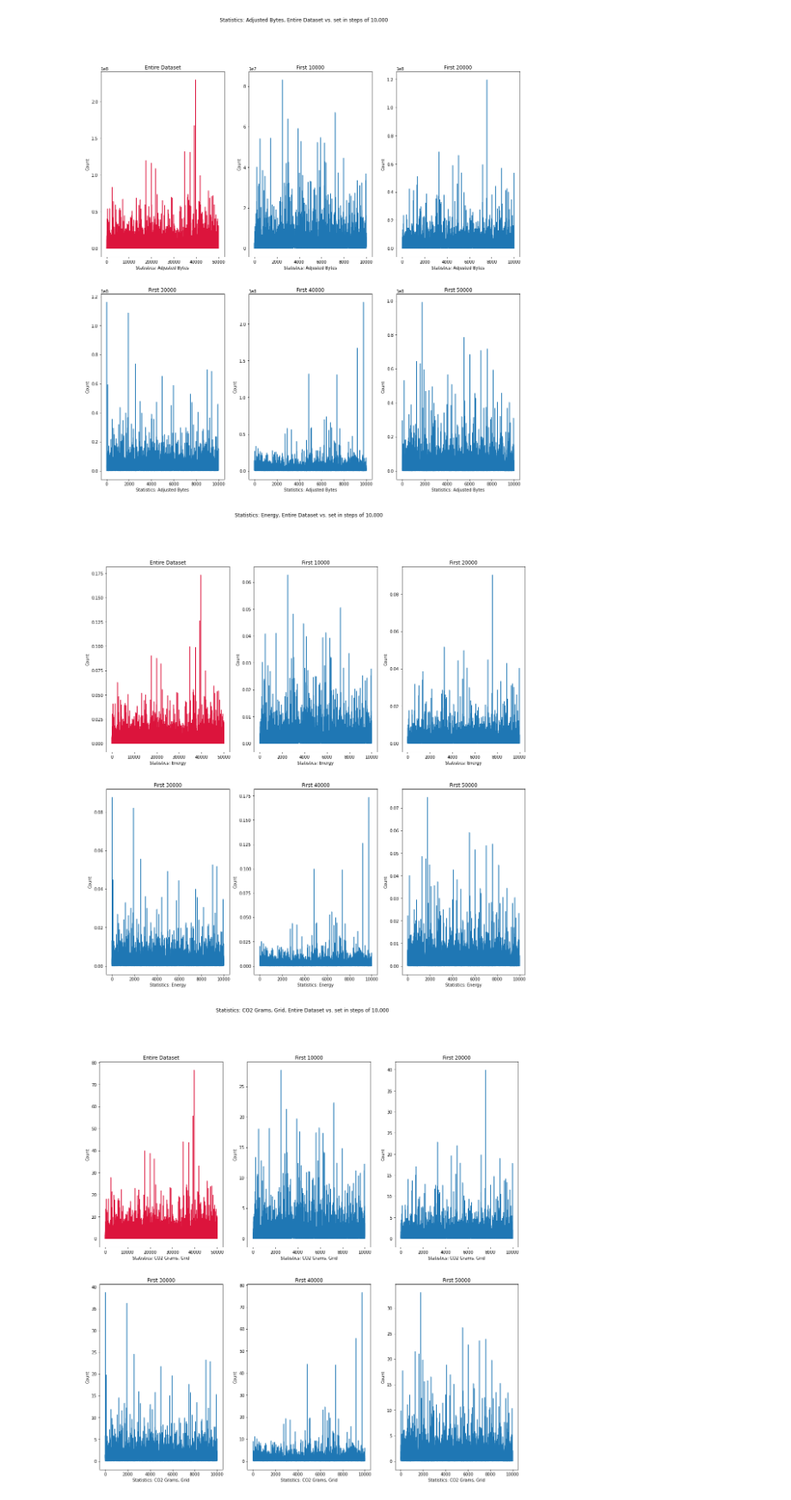
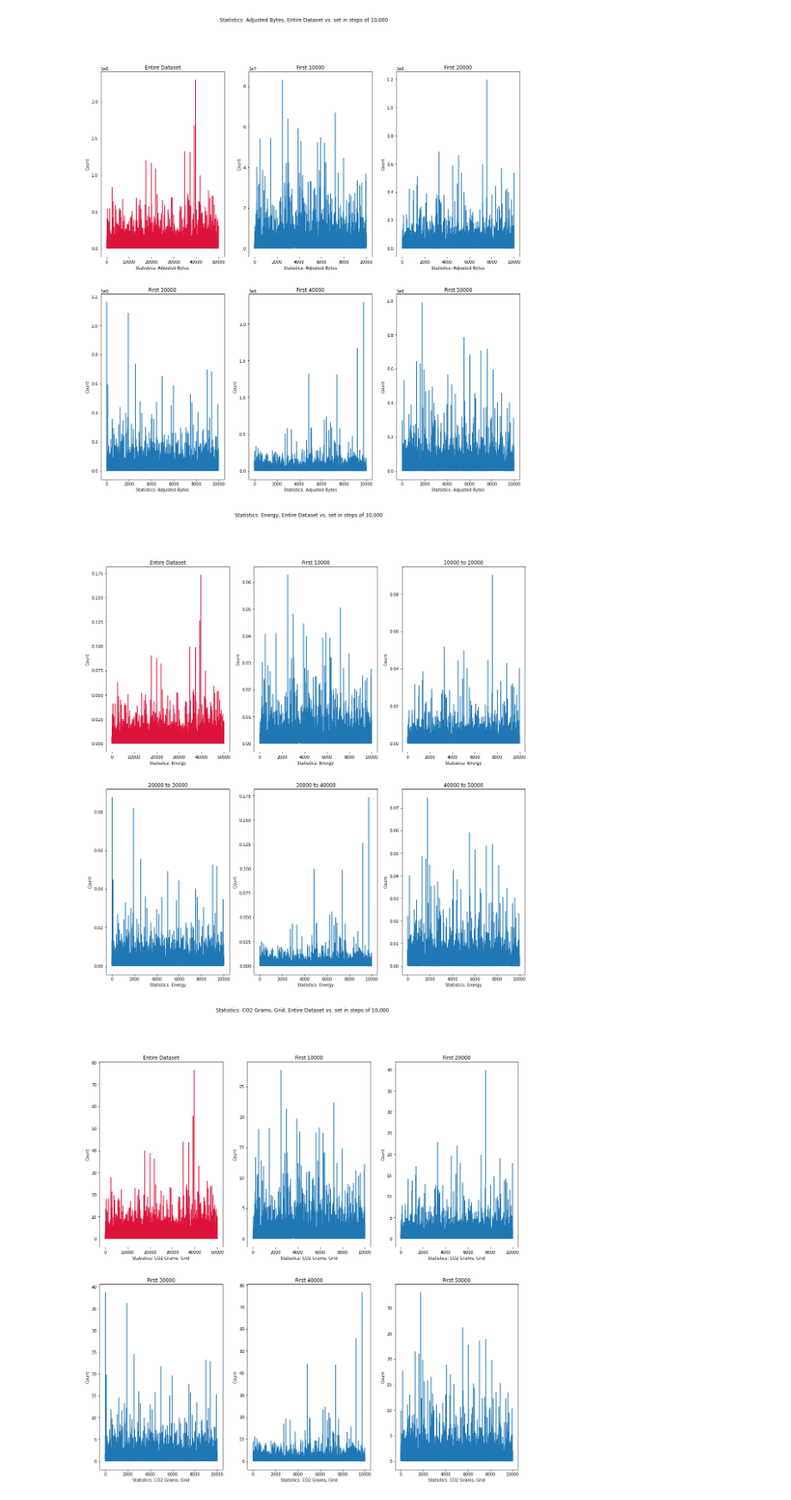
Before and after one commit to ivanivanov10101/bachelor-project, a Jupyter notebook: charts.ipynb, the cells around one changed output. Shown at 86% size. Cells and saved outputs as stored; diff of their text form; code cells hidden in the pictures.

```diff
--- a/charts.ipynb
+++ b/charts.ipynb
@@ -173,38 +173,38 @@ data20k = df['Statistics: Energy'][10000:20000]
 data30k = df['Statistics: Energy'][20000:30000]
 data40k = df['Statistics: Energy'][30000:40000]
 data50k = df['Statistics: Energy'][40000:50000]
 
 data = data.to_list()
 data10k = data10k.to_list()
 data20k = data20k.to_list()
 data30k = data30k.to_list()
 data40k = data40k.to_list()
 data50k = data50k.to_list()
 
 fig, axs = plt.subplots(2, 3, figsize=(18, 18))
 fig.suptitle('Statistics: Energy, Entire Dataset vs. set in steps of 10,000')
 axs[0][0].plot(data, color='crimson')
 axs[0][0].set_title('Entire Dataset')
 
 axs[0][1].plot(data10k)
 axs[0][1].set_title('First 10000')
 
 axs[0][2].plot(data20k)
-axs[0][2].set_title('First 20000')
+axs[0][2].set_title('10000 to 20000')
 
 axs[1][0].plot(data30k)
-axs[1][0].set_title('First 30000')
+axs[1][0].set_title('20000 to 30000')
 
 axs[1][1].plot(data40k)
-axs[1][1].set_title('First 40000')
+axs[1][1].set_title('30000 to 40000')
 
 axs[1][2].plot(data50k)
-axs[1][2].set_title('First 50000')
+axs[1][2].set_title('40000 to 50000')
 
 for ax in axs.flat:
     ax.set(xlabel='Statistics: Energy', ylabel='Count')
 # %% [output]
-[figure, old version]
+[figure, new version]
 # %%
 def byte_to_mb(x):
     return x / 1e+6
```
Also changed, not shown: parts of 2 cells of this notebook.
